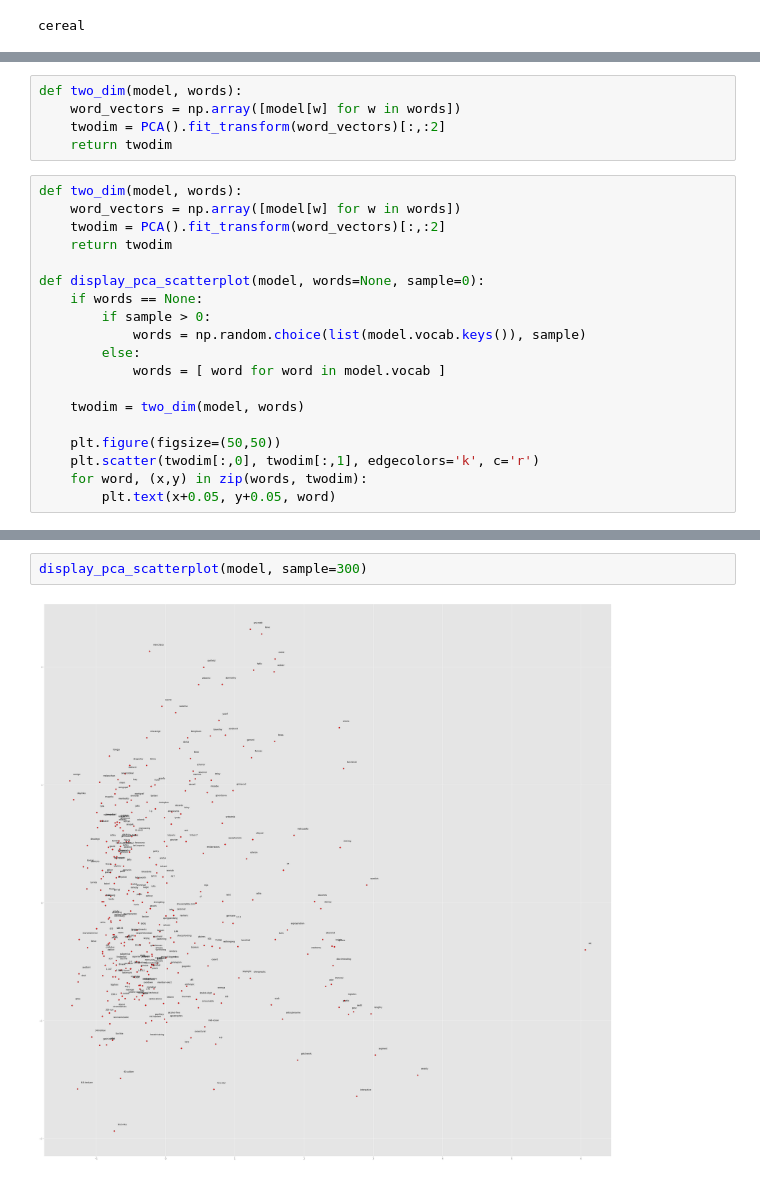
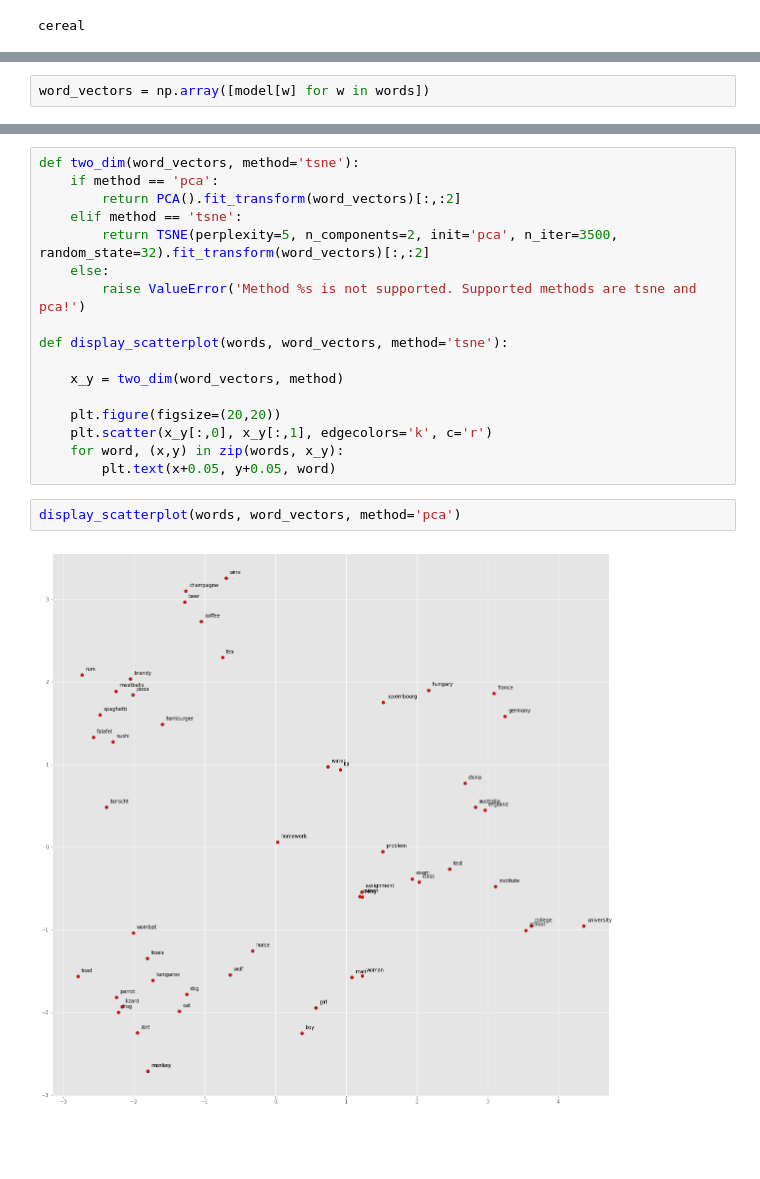
Before and after one commit to zarandioon/nlp101, a Jupyter notebook: wordvectors/gensim/gensim_word_vector_visualization.ipynb, the cells around one changed output, grey strips where cells are left out. Drawn from its saved outputs; the diff is of its cells as text; blank space fills up the shorter version.

Commit message:
updated the w2v visualization notebook

```diff
--- a/wordvectors/gensim/gensim_word_vector_visualization.ipynb
+++ b/wordvectors/gensim/gensim_word_vector_visualization.ipynb
@@ -154,24 +132,2 @@ cereal
 # %%
-def two_dim(model, words):
-    word_vectors = np.array([model[w] for w in words])
-    twodim = PCA().fit_transform(word_vectors)[:,:2]
-    return twodim
+word_vectors = np.array([model[w] for w in words])
-# %%
-def two_dim(model, words):
-    word_vectors = np.array([model[w] for w in words])
-    twodim = PCA().fit_transform(word_vectors)[:,:2]
-    return twodim
-
-def display_pca_scatterplot(model, words=None, sample=0):
-    if words == None:
-        if sample > 0:
-            words = np.random.choice(list(model.vocab.keys()), sample)
-        else:
-            words = [ word for word in model.vocab ]
-
-    twodim = two_dim(model, words)
-
-    plt.figure(figsize=(50,50))
-    plt.scatter(twodim[:,0], twodim[:,1], edgecolors='k', c='r')
-    for word, (x,y) in zip(words, twodim):
-        plt.text(x+0.05, y+0.05, word)
@@ -189,4 +134,21 @@ display_pca_scatterplot(model,
-# %%
-display_pca_scatterplot(model, sample=300)
-# %% [output]
-[figure, removed]
+# %%
+def two_dim(word_vectors, method='tsne'):
+    if method == 'pca':
+        return PCA().fit_transform(word_vectors)[:,:2]
+    elif method == 'tsne':
+        return TSNE(perplexity=5, n_components=2, init='pca', n_iter=3500, random_state=32).fit_transform(word_vectors)[:,:2]
+    else:
+        raise ValueError('Method %s is not supported. Supported methods are tsne and pca!')
+
+def display_scatterplot(words, word_vectors, method='tsne'):
+
+    x_y = two_dim(word_vectors, method)
+
+    plt.figure(figsize=(20,20))
+    plt.scatter(x_y[:,0], x_y[:,1], edgecolors='k', c='r')
+    for word, (x,y) in zip(words, x_y):
+        plt.text(x+0.05, y+0.05, word)
+# %%
+display_scatterplot(words, word_vectors, method='pca')
+# %% [output]
+[figure, added]
```
Also changed, not shown: parts of 9 cells of this notebook.
